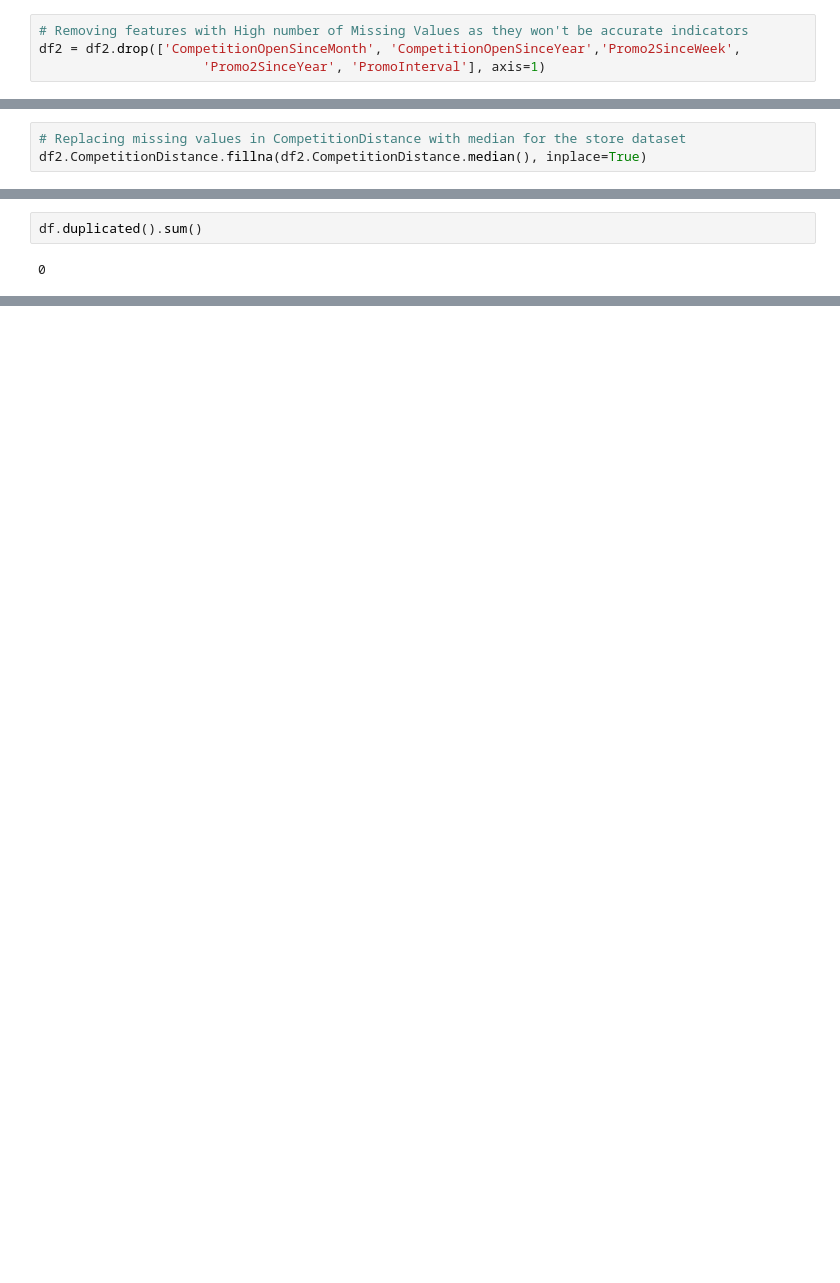
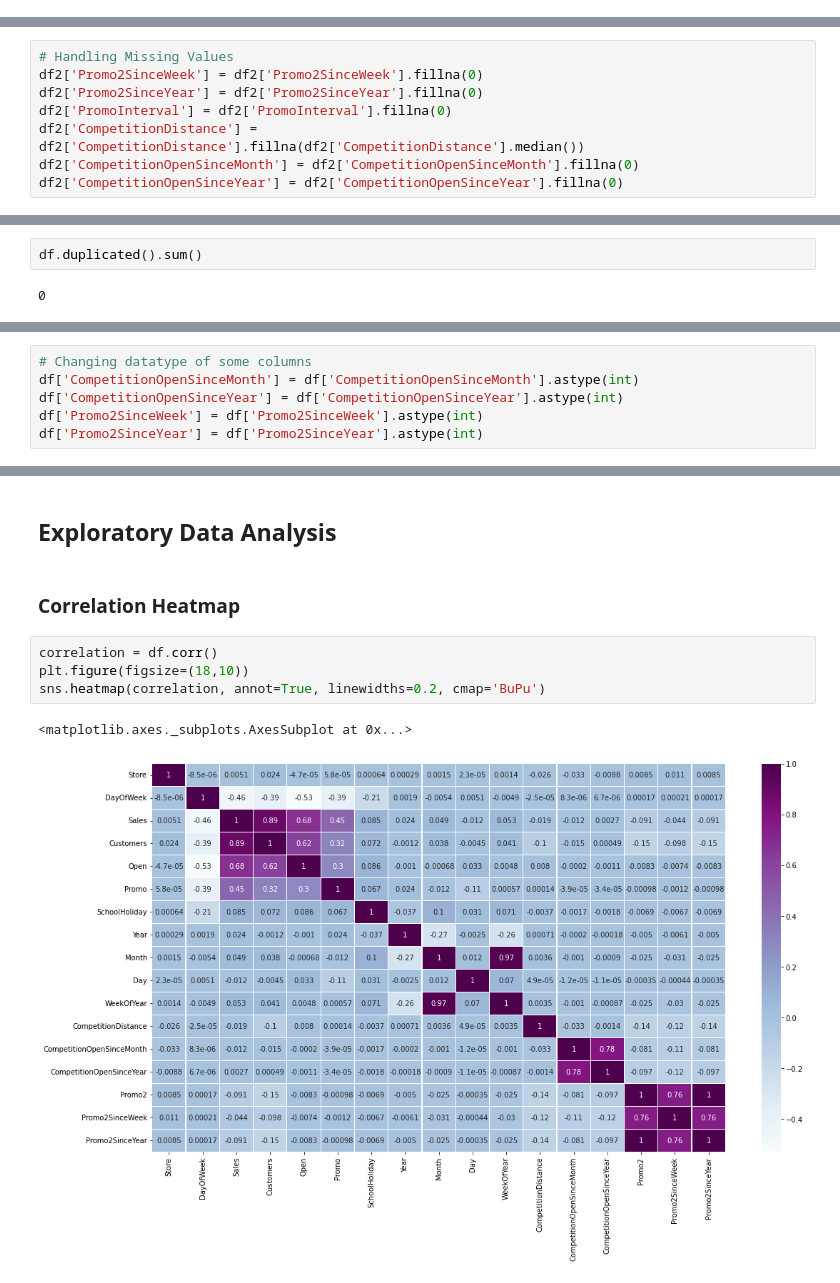
Before and after one commit to pushpam-raghuvanshi/rossmann_sales_prediction, a Jupyter notebook: Rossmann_Sales_Prediction_Capstone_Project.ipynb, the cells around one changed output, grey strips where cells are left out. Saved outputs shown, nothing was run; the diff lists cells and outputs as text; blank space fills up the shorter version.

```diff
--- a/Rossmann_Sales_Prediction_Capstone_Project.ipynb
+++ b/Rossmann_Sales_Prediction_Capstone_Project.ipynb
@@ -135,7 +144,3 @@ Promo2SinceWeek              544
 Promo2SinceYear              544
 PromoInterval                544
 dtype: int64
-# %%
-# Removing features with High number of Missing Values as they won't be accurate indicators
-df2 = df2.drop(['CompetitionOpenSinceMonth', 'CompetitionOpenSinceYear','Promo2SinceWeek',
-                     'Promo2SinceYear', 'PromoInterval'], axis=1)
@@ -149,3 +147,8 @@ Text(0.5, 1.0, 'Distributin of Store Competition Distance')
-# %%
-# Replacing missing values in CompetitionDistance with median for the store dataset
-df2.CompetitionDistance.fillna(df2.CompetitionDistance.median(), inplace=True)
+# %%
+# Handling Missing Values
+df2['Promo2SinceWeek'] = df2['Promo2SinceWeek'].fillna(0)
+df2['Promo2SinceYear'] = df2['Promo2SinceYear'].fillna(0)
+df2['PromoInterval'] = df2['PromoInterval'].fillna(0)
+df2['CompetitionDistance'] = df2['CompetitionDistance'].fillna(df2['CompetitionDistance'].median())
+df2['CompetitionOpenSinceMonth'] = df2['CompetitionOpenSinceMonth'].fillna(0)
+df2['CompetitionOpenSinceYear'] = df2['CompetitionOpenSinceYear'].fillna(0)
@@ -184,0 +257,6 @@ df.duplicated().sum()
+# %%
+# Changing datatype of some columns
+df['CompetitionOpenSinceMonth'] = df['CompetitionOpenSinceMonth'].astype(int)
+df['CompetitionOpenSinceYear'] = df['CompetitionOpenSinceYear'].astype(int)
+df['Promo2SinceWeek'] = df['Promo2SinceWeek'].astype(int)
+df['Promo2SinceYear'] = df['Promo2SinceYear'].astype(int)
@@ -184,0 +275,11 @@ df.duplicated().sum()
+# %% [markdown]
+## <b> Exploratory Data Analysis </b>
+# %% [markdown]
+### **Correlation Heatmap**
+# %%
+correlation = df.corr()
+plt.figure(figsize=(18,10))
+sns.heatmap(correlation, annot=True, linewidths=0.2, cmap='BuPu')
+# %% [output]
+<matplotlib.axes._subplots.AxesSubplot at 0x...>
+[figure, added]
```
Also changed, not shown: parts of 92 cells of this notebook.
